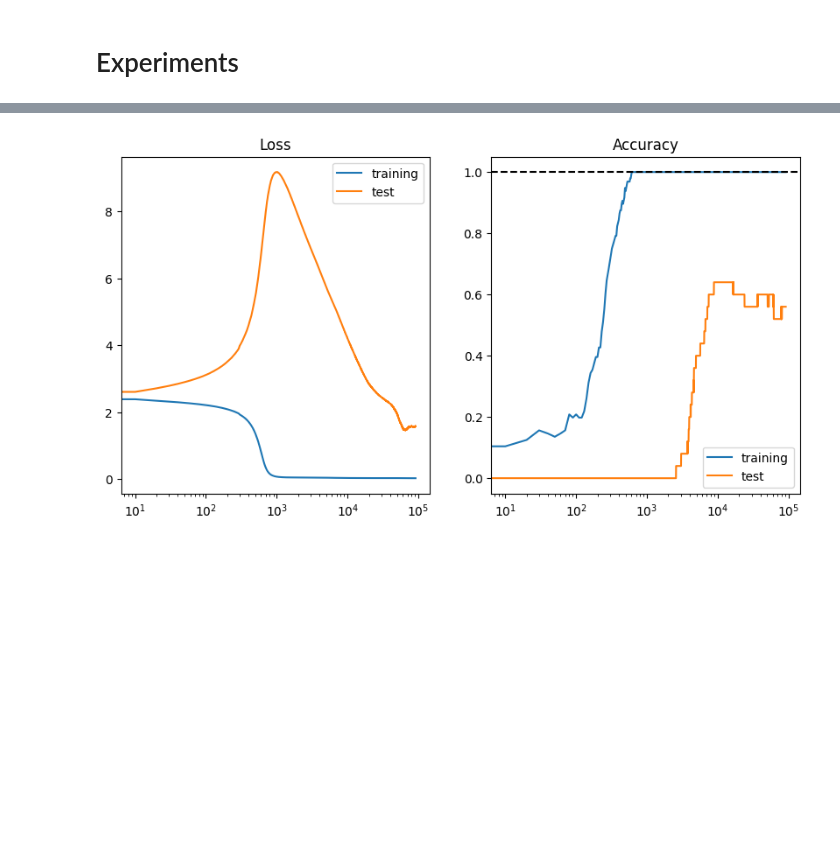
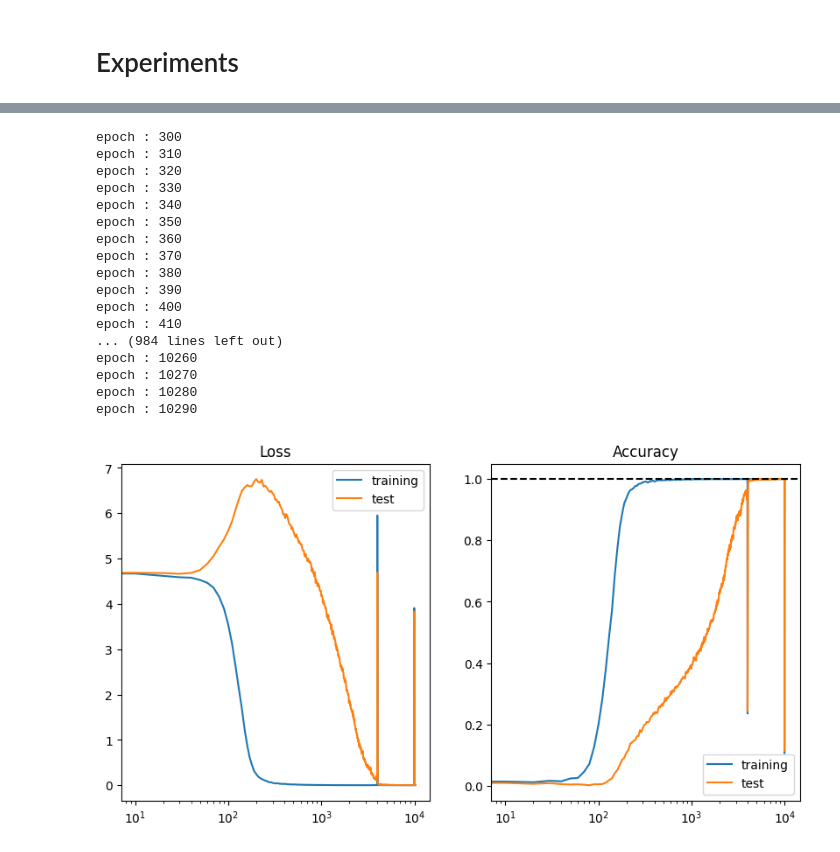
Before and after one commit to sydneyhauke/ML_proj2, a Jupyter notebook: diego.ipynb, the cells around one changed output, grey strips where cells are left out. Saved outputs shown, nothing was run; the diff lists cells and outputs as text; code cells hidden in the pictures; blank space fills up the shorter version.

```diff
--- a/diego.ipynb
+++ b/diego.ipynb
@@ -16,0 +14,3 @@ The autoreload extension is already loaded. To reload it, use:
+# %%
+device = 'cuda:0' if torch.cuda.is_available() else 'cpu'
+print(f'Device used : {device}')
@@ -104,29 +108,29 @@ def train(epochs, model, optimizer, data: Dataset, logs: TrainingLog):
             logs.test_acc.append((test_pred.argmax(dim=1) == data.test_y).float().mean().item())
 # %% [markdown]
 # Experiments
+# %%
+group_size = 97
+dmodel = 128
+split = 0.5
+
+epochs = 300
+lr = 0.001
+wd = 0.1
 # %%
-group_size = 11
-dmodel = 128
-split = 0.8
+data_x, data_y = create_dataset(lambda x, y: (x + y) % group_size, group_size)
+data_add = split_dataset(data_x, data_y, split)
 
-data_x, data_y = create_dataset(lambda x, y: (x + y) % group_size, group_size)
-data = split_dataset(data_x, data_y, split)
-
-model = Transformer(
+model_add = Transformer(
     voc_size=group_size,
     embedding_size=dmodel,
     depth=2,
     heads=4,
     # pos_encoder=torch.eye(2, dmodel),
     mlp_dims=[4 * dmodel],
-)
+).to(device)
+optimizer_add = torch.optim.AdamW(model_add.parameters(), lr=lr, weight_decay=wd)
 
-epochs = 300
-lr = 0.02
-wd = 0.01
-optimizer = torch.optim.SGD(model.parameters(), lr=lr, weight_decay=wd)
-
-logs = TrainingLog()
-train(epochs, model, optimizer, data, logs)
-print(f"Final train loss: {logs.train_losses[-1]}")
-logs.plot()
+logs_add = TrainingLog()
+train(epochs, model_add, optimizer_add, data_add, logs_add)
+print(f"Final train loss: {logs_add.train_losses[-1]}")
+logs_add.plot()
@@ -133,6 +156,23 @@ logs.plot()
 # %%
 # Re-run this as many times as desired to continue training
-train(4000, model, optimizer, data, logs)
-logs.plot()
+train(10000, model_add, optimizer_add, data_add, logs_add)
+logs_add.plot()
 # %% [output]
+epoch : 300
+epoch : 310
+epoch : 320
+epoch : 330
+epoch : 340
+epoch : 350
+epoch : 360
+epoch : 370
+epoch : 380
+epoch : 390
+epoch : 400
+epoch : 410
+... (984 lines left out)
+epoch : 10260
+epoch : 10270
+epoch : 10280
+epoch : 10290
-[figure, old version]
+[figure, new version]
```
Also changed, not shown: parts of 19 cells of this notebook, 3 other files.
